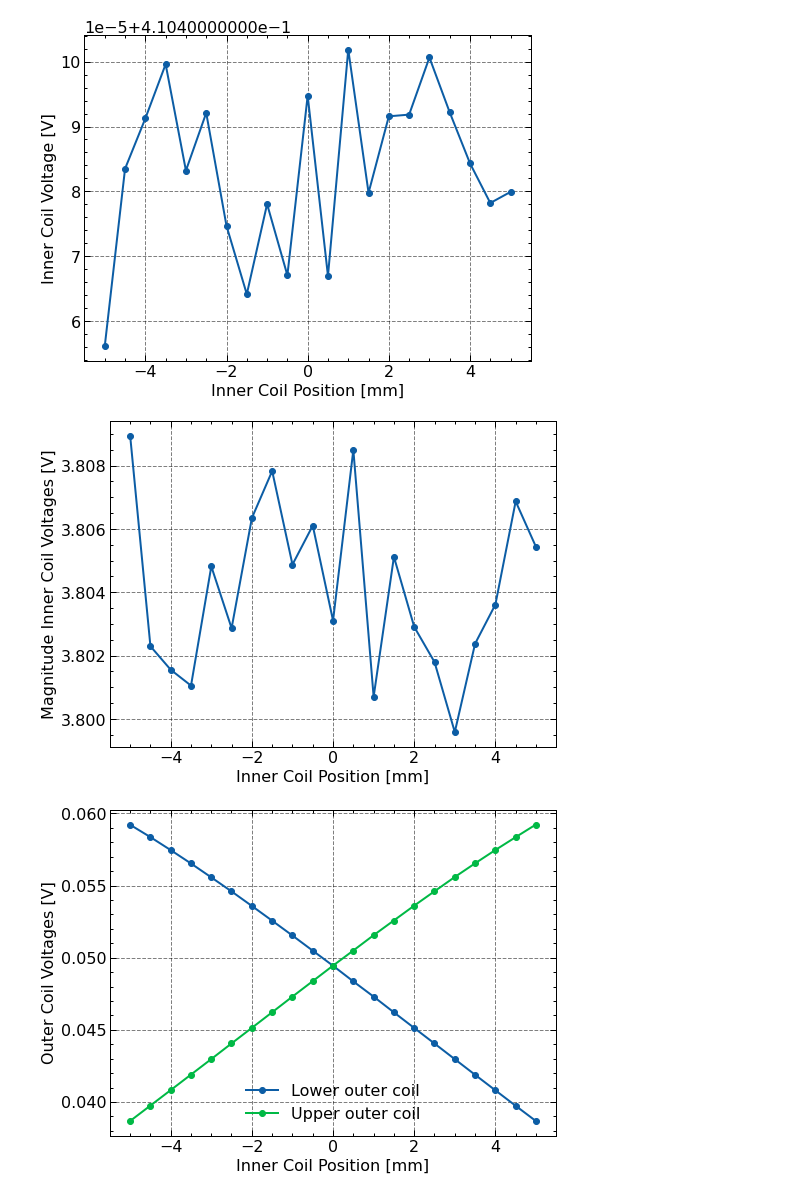
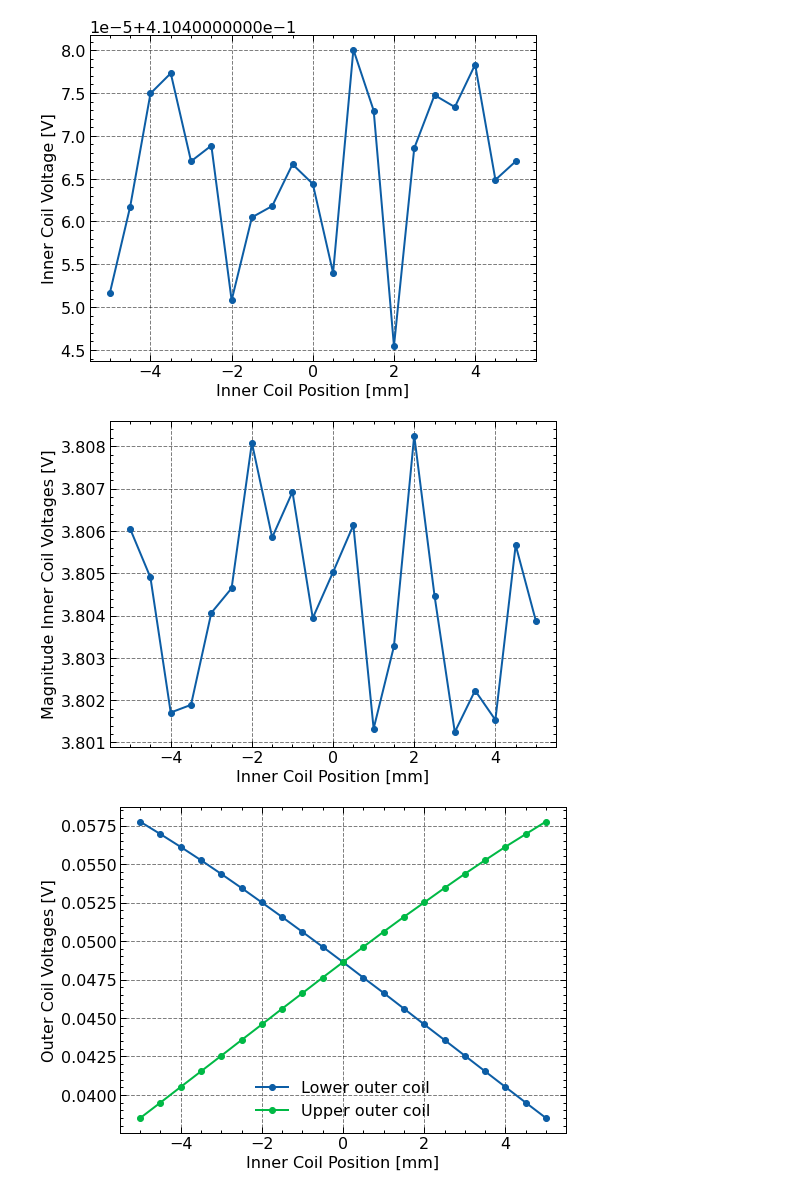
Before and after one commit to beginner117/sim-lvdt, a Jupyter notebook: Kumar/smallIP_LVDT_31AWG.ipynb, the cells around one changed output. Saved outputs shown, nothing was run; the diff lists cells and outputs as text; code cells hidden in the pictures.

Commit message:
new design

```diff
--- a/Kumar/smallIP_LVDT_31AWG.ipynb
+++ b/Kumar/smallIP_LVDT_31AWG.ipynb
@@ -8,7 +8,6 @@ import matplotlib.pyplot as plt
 import shutil
 # The package must be initialized with the openfemm command.
 femm.openfemm()
-
 # We need to create a new Magnetostatics document to work on.
 femm.newdocument(0)
 
@@ -20,7 +19,8 @@ InnCoil_Offset = -5
 sensor = design.Sensortype(0.02, 10000, 0)
 femm.mi_probdef(sensor.para()[1], 'millimeters', 'axi', 1.0e-10)
 wire = design.Wiretype("31 AWG", "31 AWG")
-geo = design.Geometry(inn_ht = 23, inn_rad = 9, inn_layers = 6, inn_dist = 0, out_ht = 13.5, out_rad = 20, out_layers = 7, out_dist = 28.5, mag_len = 40, mag_dia = 10, ver_shi = 0)
+geo = design.Geometry(inn_ht = 23, inn_rad = 9, inn_layers = 6, inn_dist = 0, out_ht = 13.5, out_rad = 21, out_layers = 7, out_dist = 28.5, mag_len = 40, mag_dia = 10, ver_shi = 0)
+data_file = "outrad21_fit1_lar.txt"
 
 class Position():
     def __init__(self):
@@ -62,7 +62,6 @@ class Position():
         Magnet_LowEnd = -geo.mag()[0] / 2 + geo.mag()[2]
         Magnet_Radius = geo.mag()[1] / 2
         return [Magnet_UppEnd, Magnet_LowEnd, Magnet_Radius]
-
 position = Position()
 
 class Length():
@@ -98,7 +97,6 @@ class Length():
         print("Total length of wire (mm):", LowOutCoil_TotalWire)
         print("\n")
         return LowOutCoil_TotalWire
-
 length = Length()
 
 class Modelling():
@@ -214,7 +212,6 @@ class Modelling():
     femm.mi_selectgroup(2)
     femm.mi_movetranslate(0, InnCoil_Offset)
     femm.mi_clearselected()
-
 modelled = Modelling()
 
 class Computation_loop():
@@ -267,7 +264,6 @@ class Computation_loop():
         femm.mi_selectgroup(2)
         femm.mi_movetranslate(0, StepSize)
         femm.mi_clearselected()
-
 loop = Computation_loop()
 
 print(modelled.InnCoil_Positions)
@@ -408,9 +404,9 @@ class Save_data():
     fit_err1 = results.Norm_OutCoil_Signals - results.optimizedparameters1[0]*(np.array(modelled.InnCoil_Positions))+results.optimizedparameters1[1]
     norm_fit_err1 = (abs(np.array(results.Norm_OutCoil_Signals) - np.array(results.optimizedparameters1[0]*(np.array(modelled.InnCoil_Positions))+results.optimizedparameters1[1])) / abs(np.array(results.Norm_OutCoil_Signals)))*100
     norm_fit_error = (abs(np.array(results.Norm_OutCoil_Signals) - np.array(results.fitted_Norm_OutCoil_Signals)) / abs(np.array(results.Norm_OutCoil_Signals)))*100
-
-    #data = np.column_stack((modelled.InnCoil_Positions, modelled.UppOutCoil_Voltages, modelled.LowOutCoil_Voltages, modelled.InnCoil_Voltages,  results.Norm_OutCoil_Signals, fit1, norm_fit_err1))
-    #np.savetxt('innwid23_fit1_lar.txt', data)
+    print(norm_fit_error)
+    data = np.column_stack((modelled.InnCoil_Positions, modelled.UppOutCoil_Voltages, modelled.LowOutCoil_Voltages, modelled.InnCoil_Voltages,  results.Norm_OutCoil_Signals, fit1, norm_fit_err1))
+    np.savetxt(data_file, data)
 saved_data = Save_data()
 # %% [output]
 -5.0
@@ -433,3 +429,3 @@ InnerCoil: I= 0.020, V = 0.41049124+3.77932359j
-[figure, old version]
+[figure, new version]
-[figure, old version]
+[figure, new version]
-[figure, old version]
+[figure, new version]
```
Also changed, not shown: parts of 1 cell of this notebook, 15 other files.
